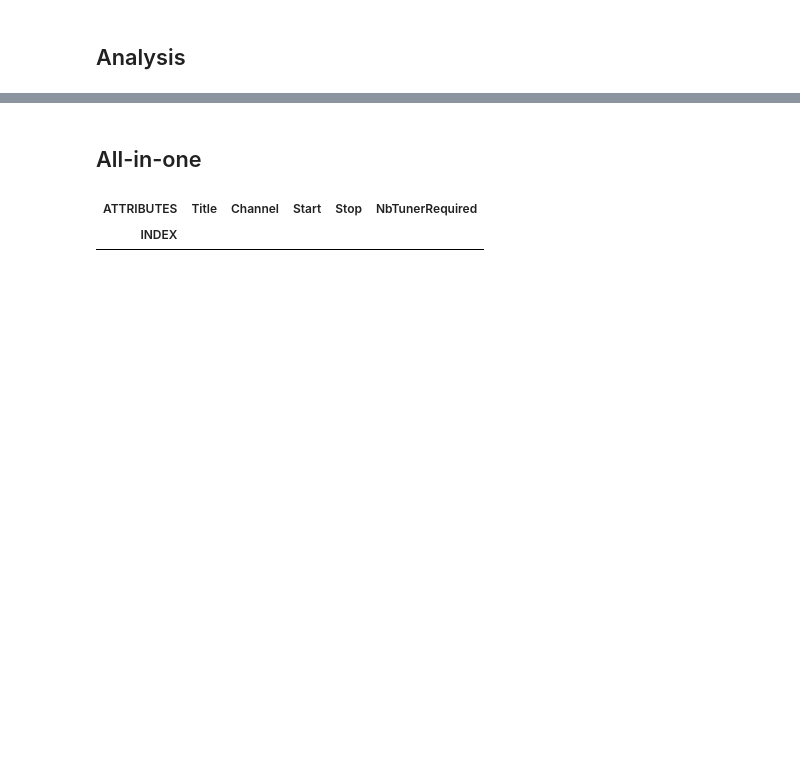
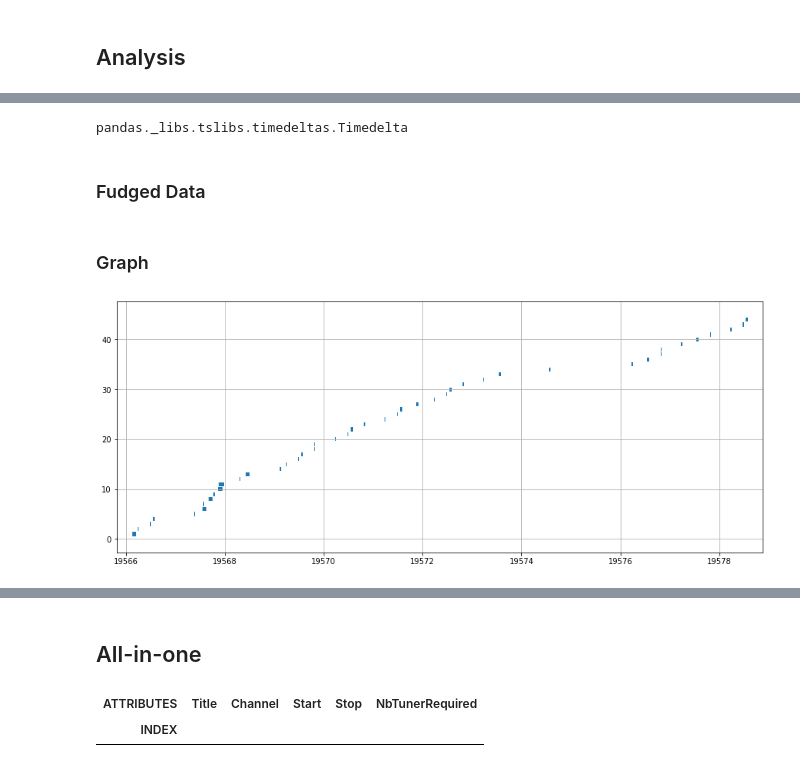
Before and after one commit to mathieugouin/rpiDvr, a Jupyter notebook: tools/playground.ipynb, the cells around one changed output, grey strips where cells are left out. Cells and saved outputs as stored; diff of their text form; code cells hidden in the pictures; blank space fills up the shorter version.

```diff
--- a/tools/playground.ipynb
+++ b/tools/playground.ipynb
@@ -10,0 +11,3 @@ import numpy as np
+# %%
+# Adjust figure size to be bigger:
+plt.rcParams['figure.figsize'] = [15, 6]
@@ -62,0 +62,6 @@ df
+# %%
+type(_)
+# %% [output]
+pandas._libs.tslibs.timedeltas.Timedelta
+# %% [markdown]
+### Fudged Data
@@ -63,3 +75,16 @@ df
+# %% [markdown]
+### Graph
+# %%
+def plot_rec(df):
+    offset = df['Start'].min()
+    x1 = df['Start'] #- offset
+    x2 = df['Stop'] #- offset
+    plt.barh(left=x1, width=x2-x1, y=df.index, height=.8)
+    plt.grid()
+# %%
+plot_rec(df)
+# %% [output]
+[figure, added]
 # %%
 start_c = df['Start'].to_numpy()
 stop_c = df['Stop'].to_numpy()
```
Also changed, not shown: parts of 18 cells of this notebook, 1 other file.
